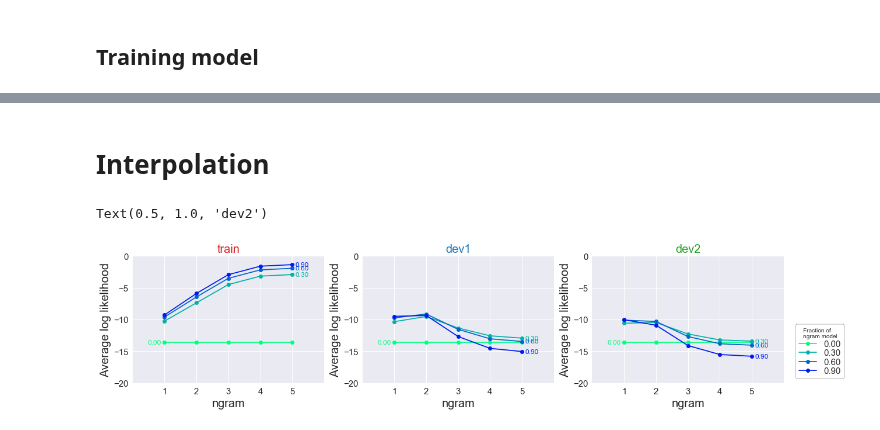
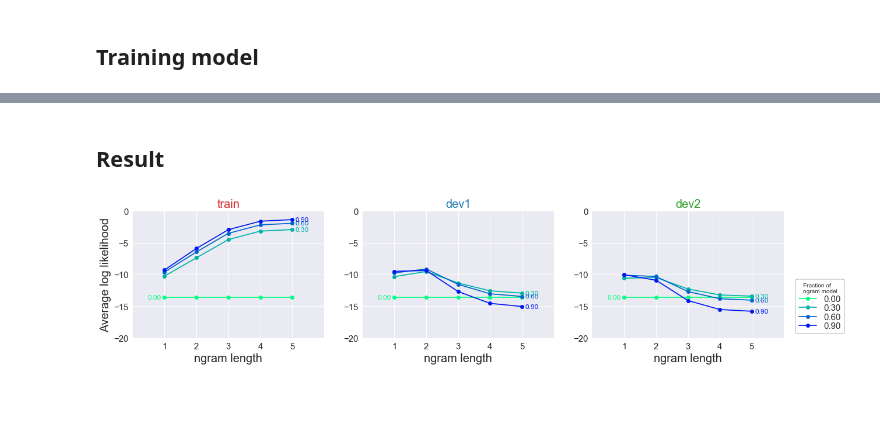
Before and after one commit to khanhnguyendata/ngram, a Jupyter notebook: analysis/part2.ipynb, the cells around one changed output, grey strips where cells are left out. Cells and saved outputs as stored; diff of their text form; code cells hidden in the pictures; blank space fills up the shorter version.

```diff
--- a/analysis/part2.ipynb
+++ b/analysis/part2.ipynb
@@ -33,26 +34,6 @@ def savefig(fig, filename, **kwargs):
     fig.savefig(f'../viz/{filename}', bbox_inches='tight', **kwargs)
 # %% [markdown]
 ## Training model
-# %%
-class NgramCounter(UnigramCounter):
-    def __init__(self, file_name: str) -> None:
-        super().__init__(file_name)
-
-    def count(self) -> None:
-        self.sentence_count = 0
-        self.token_count = 0
-        self.counts = {}
-
-        for sentence in self.sentence_generator:
-            self.sentence_count += 1
-            self.token_count += len(sentence)
-
-            for ngram_length in range(1, 6):
-                for ngram_position, ngram in enumerate(ngrams(sentence, ngram_length)):
-                    ngram_count = self.counts.setdefault(ngram, {'start': 0, 'all': 0})
-                    if ngram_position == 0:
-                        ngram_count['start'] += 1
-                    ngram_count['all'] += 1
 # %%
 train_counter = NgramCounter('../data/train_tokenized.txt')
 dev1_counter = NgramCounter('../data/dev1_tokenized.txt')
@@ -128,5 +41,5 @@ class MultigramModel:
 # %%
-train_model = MultigramModel(train_counter)
+train_model = NgramModel(train_counter)
 train_model.train()
 # %%
 train_prob_matrix = train_model.evaluate('../data/train_tokenized.txt')
@@ -163,10 +60,12 @@ train_prob_df.head(20)
 # %% [markdown]
-# Interpolation
+## Result
 # %%
 def calculate_avg_ll(prob_matrix, cols, weights=None):
     if weights is None:
         weights = np.ones(len(cols)) / len(cols)
-    return np.log2((prob_matrix[:, cols] * np.array(weights)).sum(axis=1)).mean()
+    interpolated_probs = sum(prob_matrix[:, col] * weight for col, weight in zip(cols, weights))
+    average_log_likelihood = np.log2(interpolated_probs).mean()
+    return average_log_likelihood
 # %%
 def plot_interpolate_with_uniform(ax, prob_matrix, ngram_weight, text_location, show_legend=True):
     cmap = cm.winter_r
@@ -190,20 +89,21 @@ def plot_interpolate_with_uniform(ax, prob_matrix, ngram_weight, text_location,
     ax.set_yticks(np.arange(-20, 1, 5))
     ax.set_ylim(-20, 0)
 
-    ax.set_xlabel('ngram')
-    ax.set_ylabel('Average log likelihood')
+    ax.set_xlabel('ngram length')
 # %%
 fig, (ax1, ax2, ax3) = plt.subplots(1, 3, figsize=(20, 4))
 text_locations_by_weight = {0: 'left', 0.3: 'right', 0.6: 'right', 0.9: 'right'}
 
 for ngram_weight, text_location in text_locations_by_weight.items():
     plot_interpolate_with_uniform(ax1, train_prob_matrix, ngram_weight=ngram_weight, text_location=text_location, show_legend=False)
     plot_interpolate_with_uniform(ax2, dev1_prob_matrix, ngram_weight=ngram_weight, text_location=text_location, show_legend=False)
     plot_interpolate_with_uniform(ax3, dev2_prob_matrix, ngram_weight=ngram_weight, text_location=text_location)
 
+
+ax1.set_ylabel('Average log likelihood')
 ax1.set_title('train', color='tab:red')
 ax2.set_title('dev1', color='tab:blue')
 ax3.set_title('dev2', color='tab:green')
+savefig(fig, 'ngram_result.png')
 # %% [output]
-Text(0.5, 1.0, 'dev2')
-[figure, old version]
+[figure, new version]
```
Also changed, not shown: parts of 17 cells of this notebook, 15 other files.
